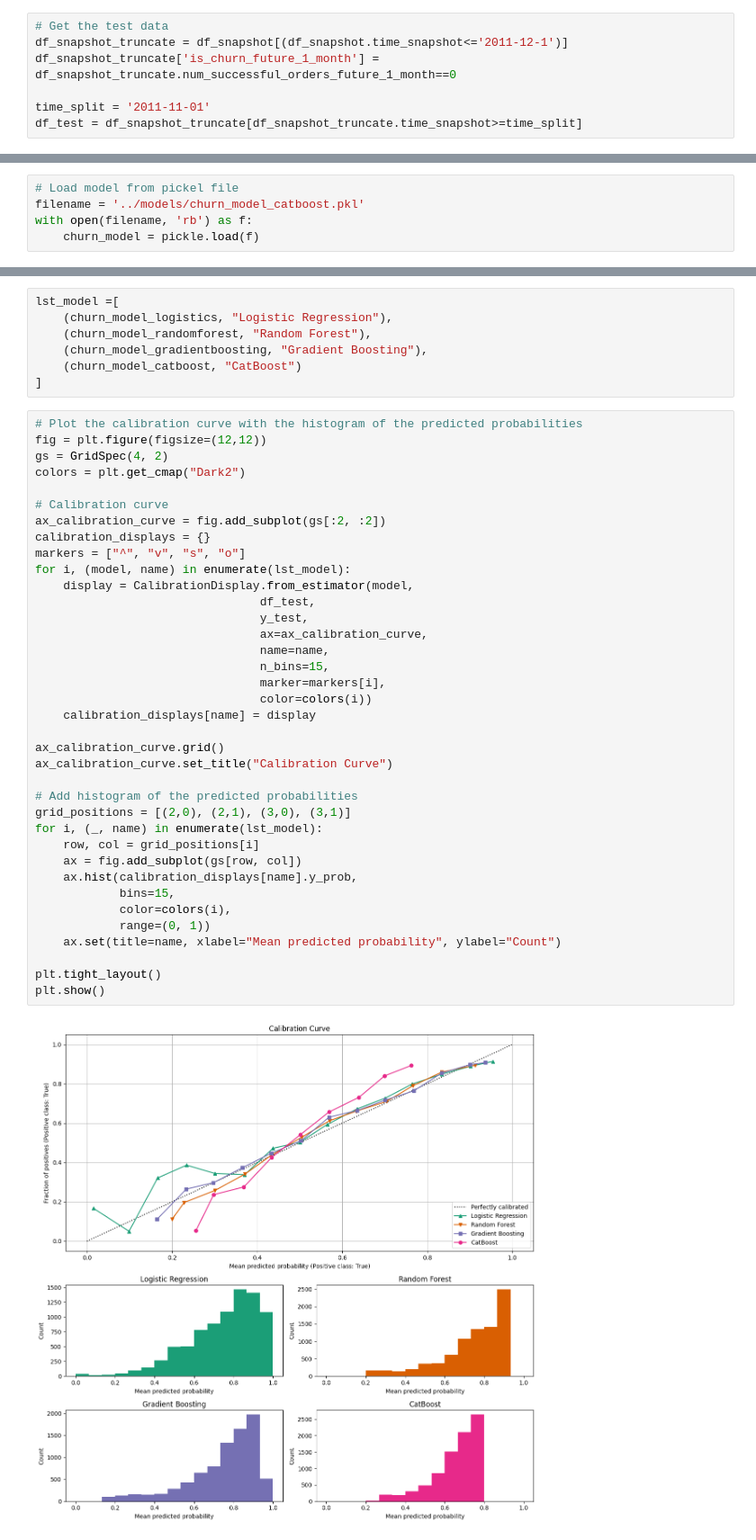
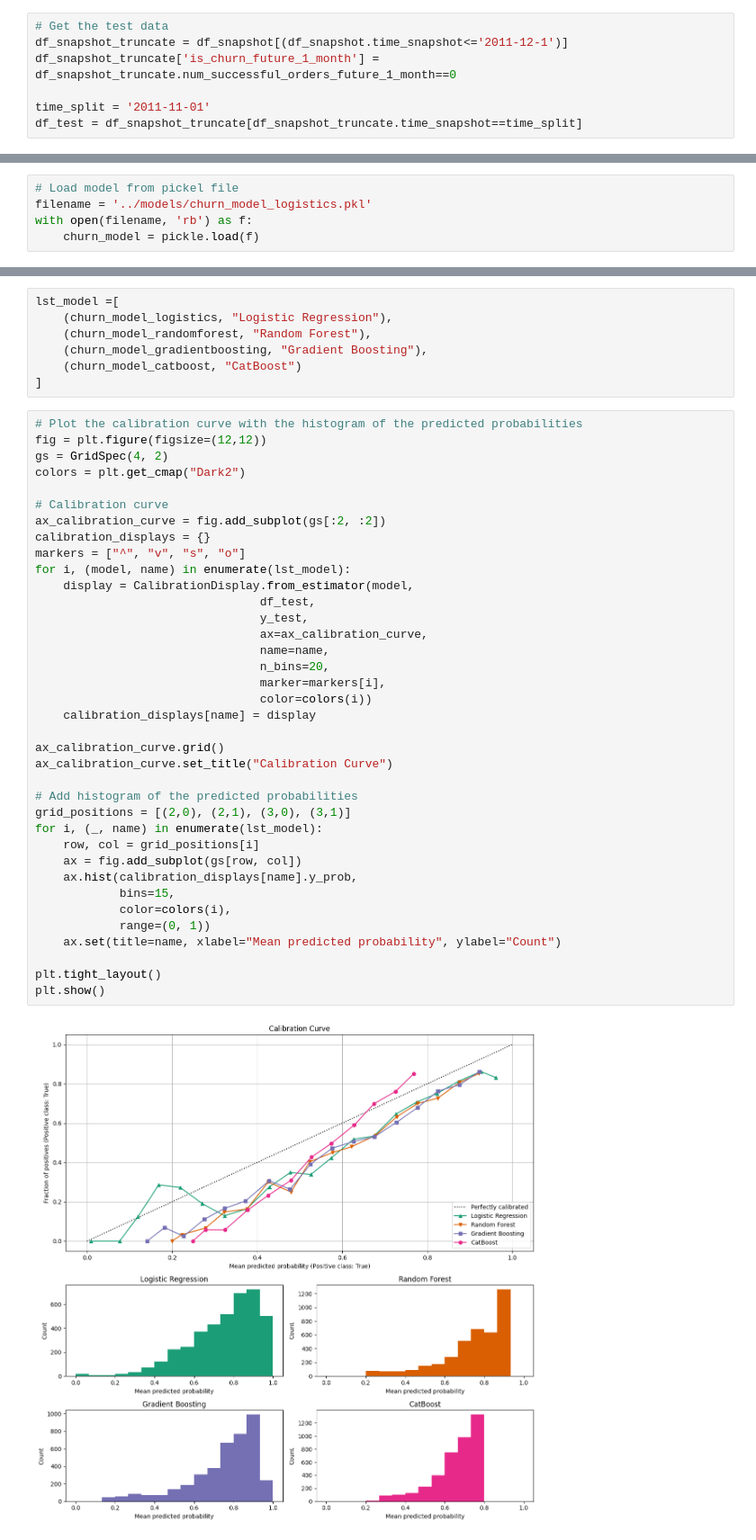
Before and after one commit to thaingoc273/statistical-learning-public, a Jupyter notebook: notebooks/10-calibration.ipynb, the cells around one changed output, grey strips where cells are left out. Shown: that part at 90% size. Drawn from its saved outputs; the diff is of its cells as text.

```diff
--- a/notebooks/10-calibration.ipynb
+++ b/notebooks/10-calibration.ipynb
@@ -25,4 +25,4 @@ df_snapshot_truncate = df_snapshot[(df_snapshot.time_snapshot<='2011-12-1')]
 df_snapshot_truncate['is_churn_future_1_month'] = df_snapshot_truncate.num_successful_orders_future_1_month==0
 
 time_split = '2011-11-01'
-df_test = df_snapshot_truncate[df_snapshot_truncate.time_snapshot>=time_split]
+df_test = df_snapshot_truncate[df_snapshot_truncate.time_snapshot==time_split]
@@ -54,7 +45,7 @@ features = ['customer_id',
 target = 'is_churn_future_1_month'
 # %%
 # Load model from pickel file
-filename = '../models/churn_model_catboost.pkl'
+filename = '../models/churn_model_logistics.pkl'
 with open(filename, 'rb') as f:
     churn_model = pickle.load(f)
 # %%
@@ -130,32 +121,32 @@ colors = plt.get_cmap("Dark2")
 ax_calibration_curve = fig.add_subplot(gs[:2, :2])
 calibration_displays = {}
 markers = ["^", "v", "s", "o"]
 for i, (model, name) in enumerate(lst_model):
     display = CalibrationDisplay.from_estimator(model,
                                 df_test,
                                 y_test,
                                 ax=ax_calibration_curve,
                                 name=name,
-                                n_bins=15,
+                                n_bins=20,
                                 marker=markers[i],
                                 color=colors(i))
     calibration_displays[name] = display
 
 ax_calibration_curve.grid()
 ax_calibration_curve.set_title("Calibration Curve")
 
 # Add histogram of the predicted probabilities
 grid_positions = [(2,0), (2,1), (3,0), (3,1)]
 for i, (_, name) in enumerate(lst_model):
     row, col = grid_positions[i]
     ax = fig.add_subplot(gs[row, col])
     ax.hist(calibration_displays[name].y_prob,
             bins=15,
             color=colors(i),
             range=(0, 1))
     ax.set(title=name, xlabel="Mean predicted probability", ylabel="Count")
 
 plt.tight_layout()
 plt.show()
 # %% [output]
-[figure, old version]
+[figure, new version]
```
Also changed, not shown: parts of 12 cells of this notebook, 7 other files.
